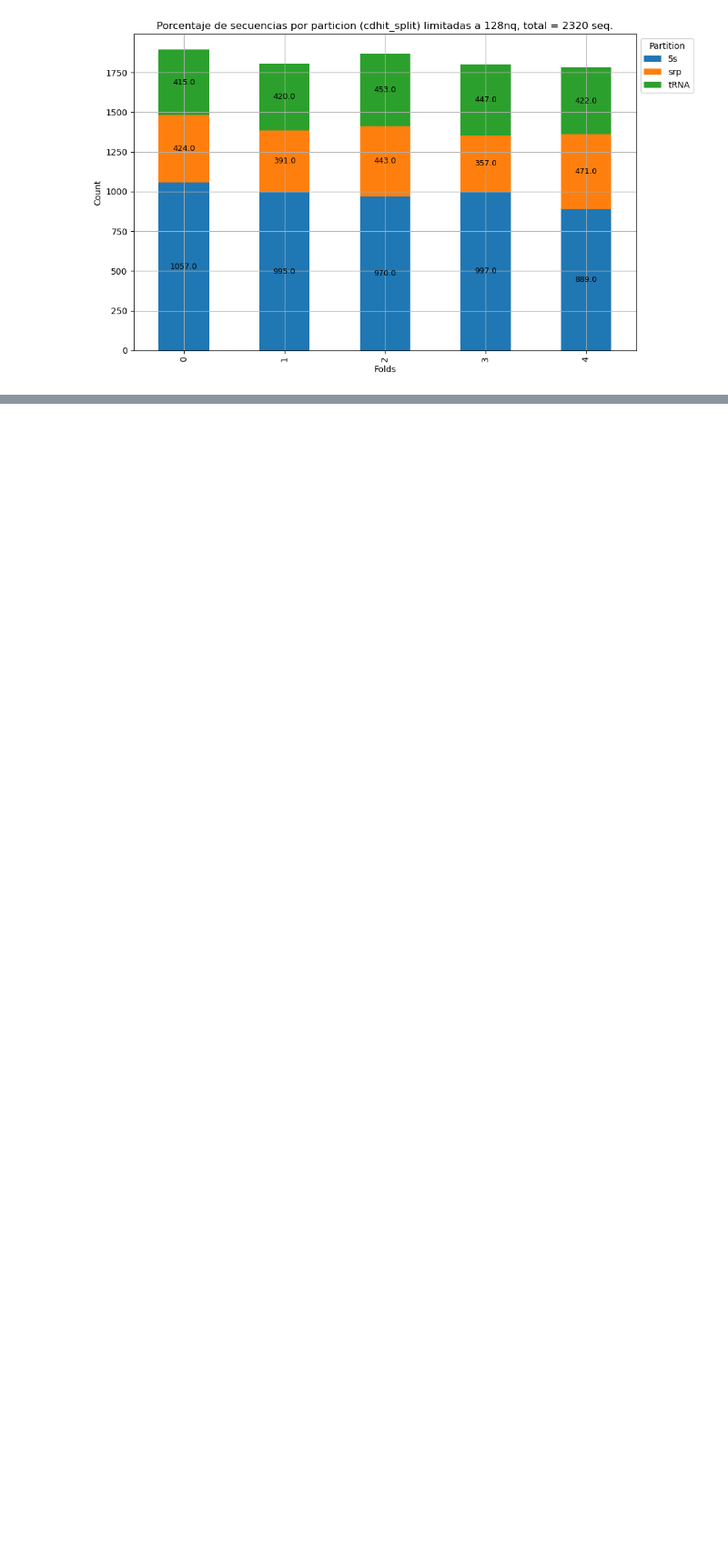
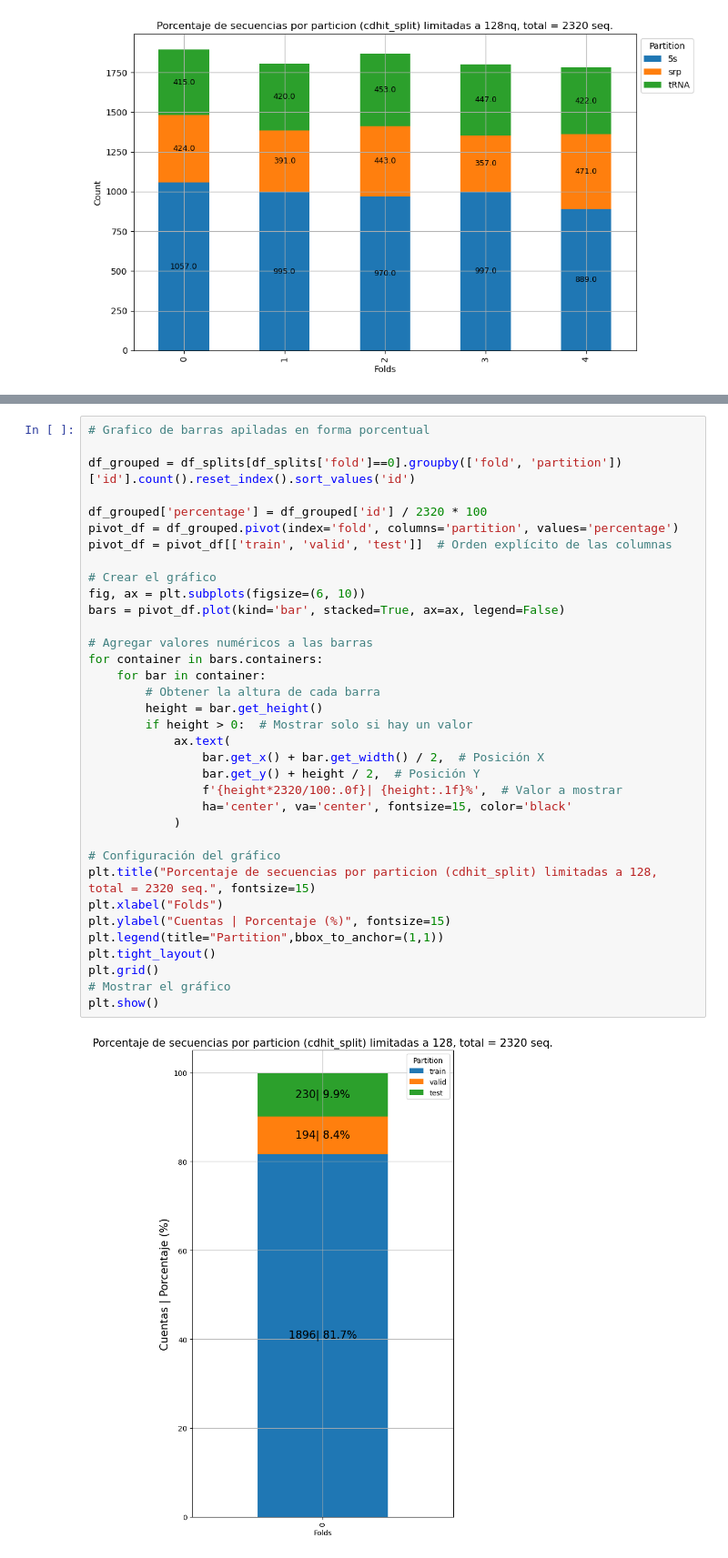
Before and after one commit to Gisch97/RNA-analysis, a Jupyter notebook: AEseq2seq/notebooks/ArchiveII-families.ipynb, the cells around one changed output, grey strips where cells are left out. Shown at 91% size. Drawn from its saved outputs; the diff is of its cells as text; blank space fills up the shorter version.

```diff
--- a/AEseq2seq/notebooks/ArchiveII-families.ipynb
+++ b/AEseq2seq/notebooks/ArchiveII-families.ipynb
@@ -573,0 +559,37 @@ The default of observed=False is deprecated and will be changed to True in a fut
+# %%
+# Grafico de barras apiladas en forma porcentual
+
+df_grouped = df_splits[df_splits['fold']==0].groupby(['fold', 'partition'])['id'].count().reset_index().sort_values('id')
+
+df_grouped['percentage'] = df_grouped['id'] / 2320 * 100
+pivot_df = df_grouped.pivot(index='fold', columns='partition', values='percentage')
+pivot_df = pivot_df[['train', 'valid', 'test']]  # Orden explícito de las columnas
+
+# Crear el gráfico
+fig, ax = plt.subplots(figsize=(6, 10))
+bars = pivot_df.plot(kind='bar', stacked=True, ax=ax, legend=False)
+
+# Agregar valores numéricos a las barras
+for container in bars.containers:
+    for bar in container:
+        # Obtener la altura de cada barra
+        height = bar.get_height()
+        if height > 0:  # Mostrar solo si hay un valor
+            ax.text(
+                bar.get_x() + bar.get_width() / 2,  # Posición X
+                bar.get_y() + height / 2,  # Posición Y
+                f'{height*2320/100:.0f}| {height:.1f}%',  # Valor a mostrar
+                ha='center', va='center', fontsize=15, color='black'
+            )
+
+# Configuración del gráfico
+plt.title("Porcentaje de secuencias por particion (cdhit_split) limitadas a 128, total = 2320 seq.", fontsize=15)
+plt.xlabel("Folds")
+plt.ylabel("Cuentas | Porcentaje (%)", fontsize=15)
+plt.legend(title="Partition",bbox_to_anchor=(1,1))
+plt.tight_layout()
+plt.grid()
+# Mostrar el gráfico
+plt.show()
+# %% [output]
+[figure, added]
```
Also changed, not shown: parts of 6 cells of this notebook, 3 other files.
